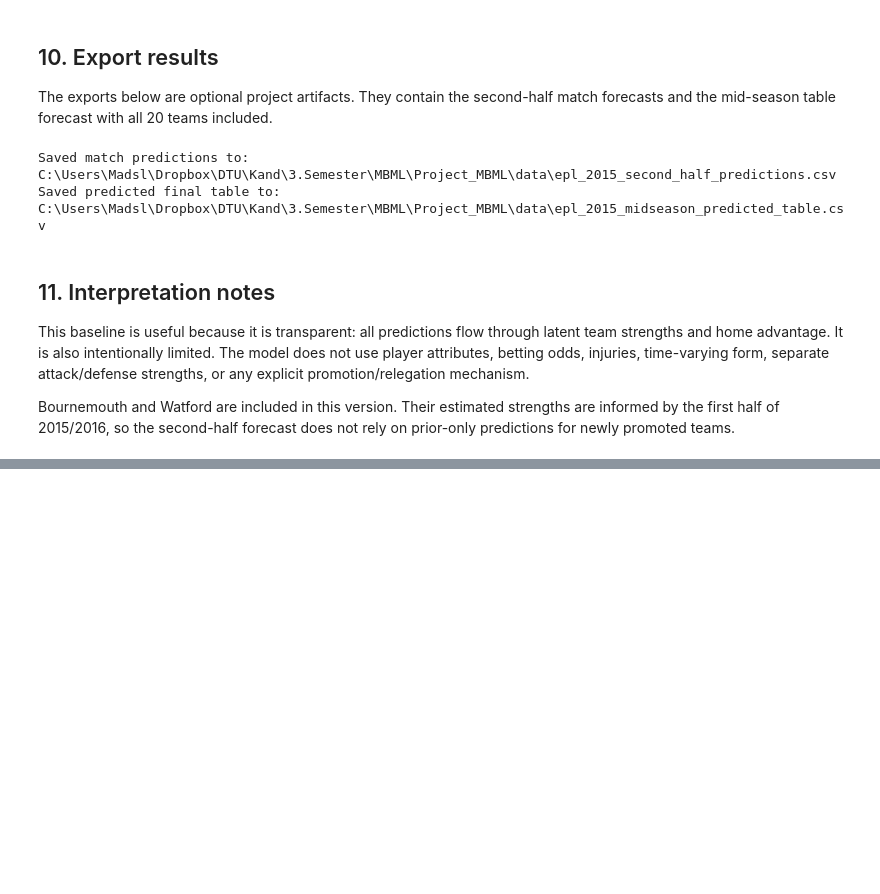
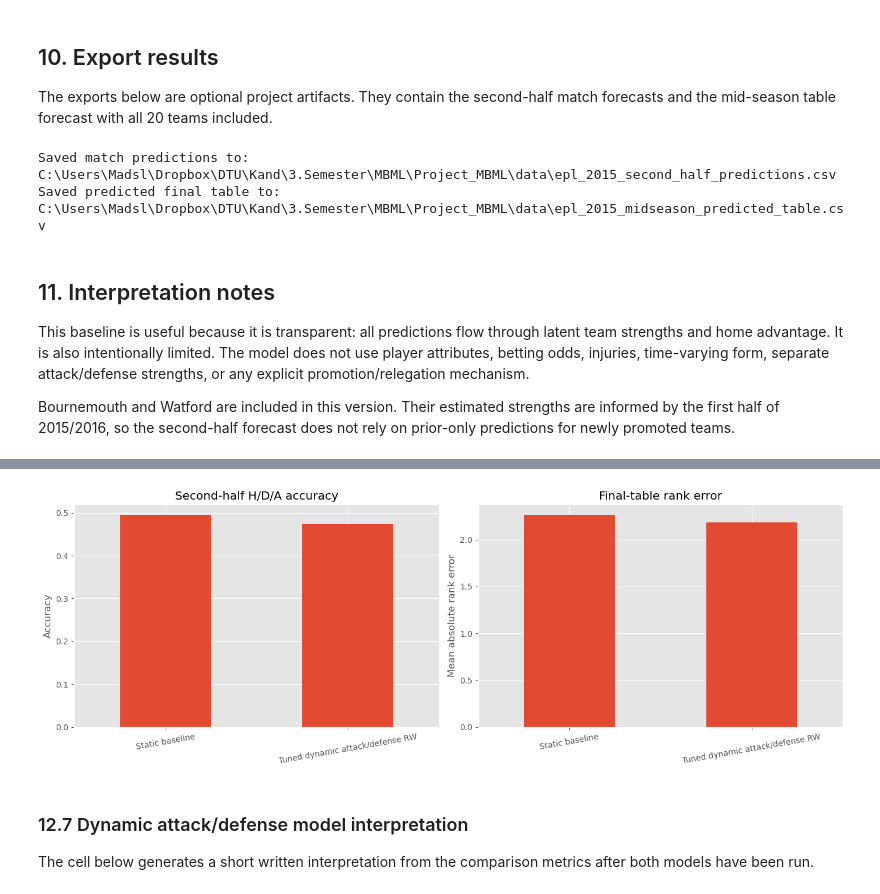
Before and after one commit to Hamdermadsik/Project_MBML, a Jupyter notebook: notebooks/Baseline.ipynb, the cells around one changed output, grey strips where cells are left out. Saved outputs shown, nothing was run; the diff lists cells and outputs as text; code cells hidden in the pictures; blank space fills up the shorter version.

```diff
--- a/notebooks/Baseline.ipynb
+++ b/notebooks/Baseline.ipynb
@@ -62,9 +62,17 @@ import torch
 import pyro
 from pyro.infer import SVI, Trace_ELBO, Predictive
 from pyro.infer.autoguide import AutoDiagonalNormal
-from pyro.optim import Adam
+from pyro.optim import Adam, ClippedAdam
 
-from model import FootballModel
+import importlib
+import model as football_model_module
+
+# Reload during notebook development so edits in src/model.py are picked up
+# without restarting the kernel.
+football_model_module = importlib.reload(football_model_module)
+FootballModel = football_model_module.FootballModel
+DynamicFootballModel = football_model_module.DynamicFootballModel
+StaticAttackDefenseFormModel = football_model_module.StaticAttackDefenseFormModel
 
 plt.style.use("ggplot")
 pd.set_option("display.max_columns", None)
@@ -857,0 +1528,59 @@ Bournemouth and Watford are included in this version. Their estimated strengths
+# %%
+dynamic_accuracy = dynamic_match_predictions_second_half["correct_result"].mean()
+dynamic_nll = -np.log(
+    np.clip(dynamic_match_predictions_second_half["actual_result_probability"], EPS, 1.0)
+).mean()
+dynamic_table_mae_points = dynamic_predicted_final_table["points_error"].abs().mean()
+dynamic_table_mae_rank = dynamic_predicted_final_table["rank_error"].abs().mean()
+
+model_comparison = pd.DataFrame(
+    [
+        {
+            "model": "Static baseline",
+            "selected_sigma_rw_scale": np.nan,
+            "second_half_result_accuracy": second_half_accuracy,
+            "second_half_hda_nll": second_half_nll,
+            "final_table_points_mae": table_mae_points,
+            "final_table_rank_mae": table_mae_rank,
+        },
+        {
+            "model": "Tuned dynamic attack/defense RW",
+            "selected_sigma_rw_scale": best_dynamic_sigma_rw_scale,
+            "second_half_result_accuracy": dynamic_accuracy,
+            "second_half_hda_nll": dynamic_nll,
+            "final_table_points_mae": dynamic_table_mae_points,
+            "final_table_rank_mae": dynamic_table_mae_rank,
+        },
+    ]
+)
+
+display(model_comparison)
+
+fig, axes = plt.subplots(1, 2, figsize=(14, 5))
+model_comparison.plot(
+    x="model",
+    y=["second_half_result_accuracy"],
+    kind="bar",
+    ax=axes[0],
+    legend=False,
+)
+axes[0].set_ylabel("Accuracy")
+axes[0].set_title("Second-half H/D/A accuracy")
+axes[0].set_xlabel("")
+axes[0].tick_params(axis="x", rotation=10)
+
+model_comparison.plot(
+    x="model",
+    y=["final_table_rank_mae"],
+    kind="bar",
+    ax=axes[1],
+    legend=False,
+)
+axes[1].set_ylabel("Mean absolute rank error")
+axes[1].set_title("Final-table rank error")
+axes[1].set_xlabel("")
+axes[1].tick_params(axis="x", rotation=10)
+
+plt.tight_layout()
+plt.show()
+# %% [output]
@@ -857,0 +1590,5 @@ Bournemouth and Watford are included in this version. Their estimated strengths
+[figure, added]
+# %% [markdown]
+### 12.7 Dynamic attack/defense model interpretation
+
+The cell below generates a short written interpretation from the comparison metrics after both models have been run.
```
Also changed, not shown: parts of 16 cells of this notebook, 1 other file.
